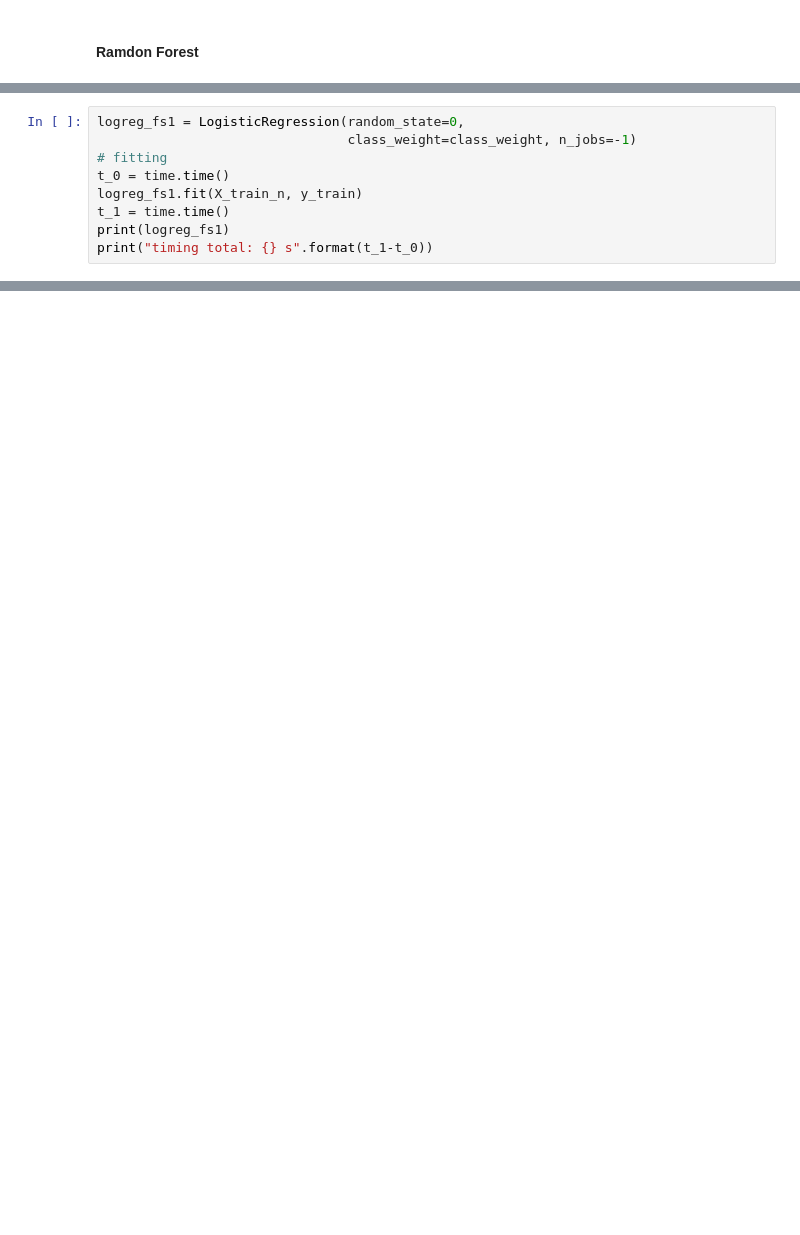
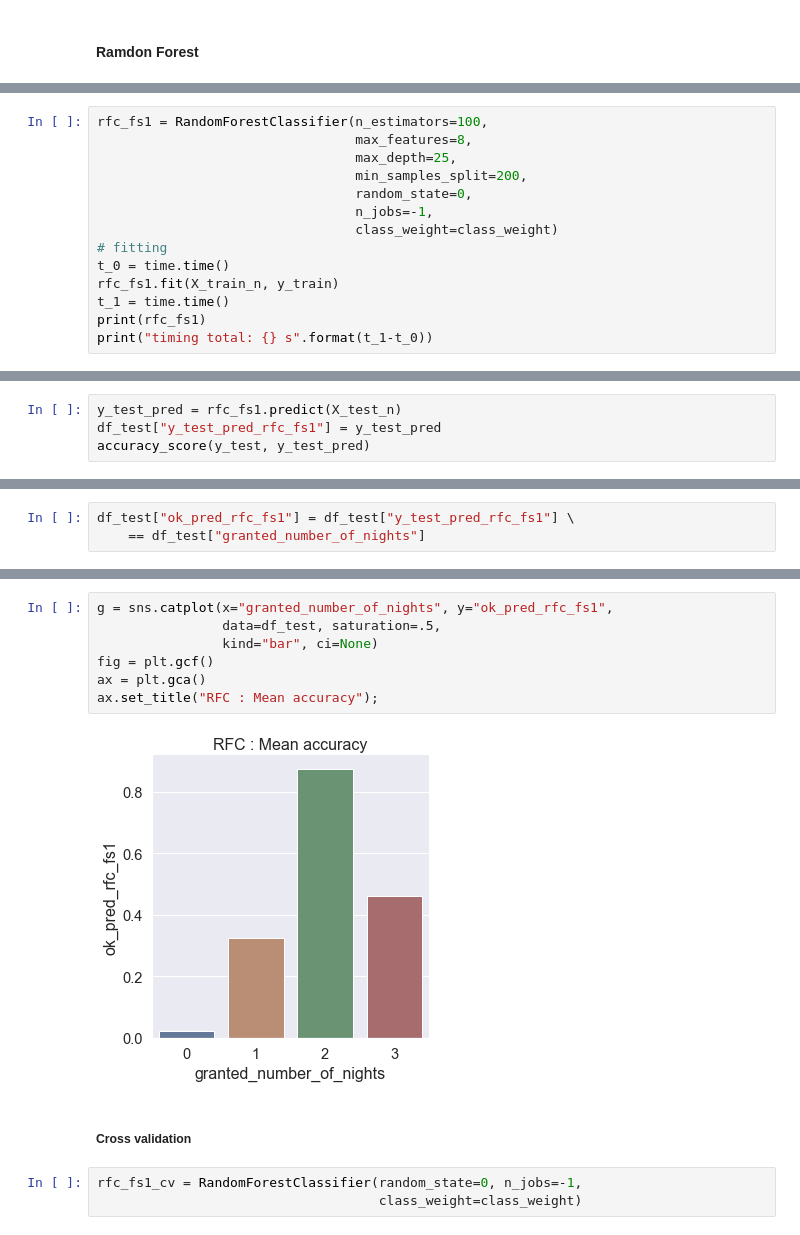
Before and after one commit to jeugregg/data-science-test, a Jupyter notebook: 02_Features_and_Model.ipynb, the cells around one changed output, grey strips where cells are left out. Saved outputs shown, nothing was run; the diff lists cells and outputs as text; blank space fills up the shorter version.

Commit message:
add random forest model

```diff
--- a/02_Features_and_Model.ipynb
+++ b/02_Features_and_Model.ipynb
@@ -968,9 +1130,0 @@ print(clf.predict([[0, 0, 0, 0]]))'''
-# %%
-logreg_fs1 = LogisticRegression(random_state=0,
-                                class_weight=class_weight, n_jobs=-1)
-# fitting
-t_0 = time.time()
-logreg_fs1.fit(X_train_n, y_train)
-t_1 = time.time()
-print(logreg_fs1)
-print("timing total: {} s".format(t_1-t_0))
@@ -1007,0 +1131,14 @@ log_loss(["spam", "ham", "ham", "spam"],
+# %%
+rfc_fs1 = RandomForestClassifier(n_estimators=100,
+                                 max_features=8,
+                                 max_depth=25,
+                                 min_samples_split=200,
+                                 random_state=0,
+                                 n_jobs=-1,
+                                 class_weight=class_weight)
+# fitting
+t_0 = time.time()
+rfc_fs1.fit(X_train_n, y_train)
+t_1 = time.time()
+print(rfc_fs1)
+print("timing total: {} s".format(t_1-t_0))
@@ -1007,0 +1173,4 @@ log_loss(["spam", "ham", "ham", "spam"],
+# %%
+y_test_pred = rfc_fs1.predict(X_test_n)
+df_test["y_test_pred_rfc_fs1"] = y_test_pred
+accuracy_score(y_test, y_test_pred)
@@ -1007,0 +1179,3 @@ log_loss(["spam", "ham", "ham", "spam"],
+# %%
+df_test["ok_pred_rfc_fs1"] = df_test["y_test_pred_rfc_fs1"] \
+    == df_test["granted_number_of_nights"]
@@ -1007,0 +1197,14 @@ log_loss(["spam", "ham", "ham", "spam"],
+# %%
+g = sns.catplot(x="granted_number_of_nights", y="ok_pred_rfc_fs1",
+                data=df_test, saturation=.5,
+                kind="bar", ci=None)
+fig = plt.gcf()
+ax = plt.gca()
+ax.set_title("RFC : Mean accuracy");
+# %% [output]
+[figure, added]
+# %% [markdown]
+##### Cross validation
+# %%
+rfc_fs1_cv = RandomForestClassifier(random_state=0, n_jobs=-1,
+                                    class_weight=class_weight)
```
Also changed, not shown: parts of 77 cells of this notebook, 2 other files.
